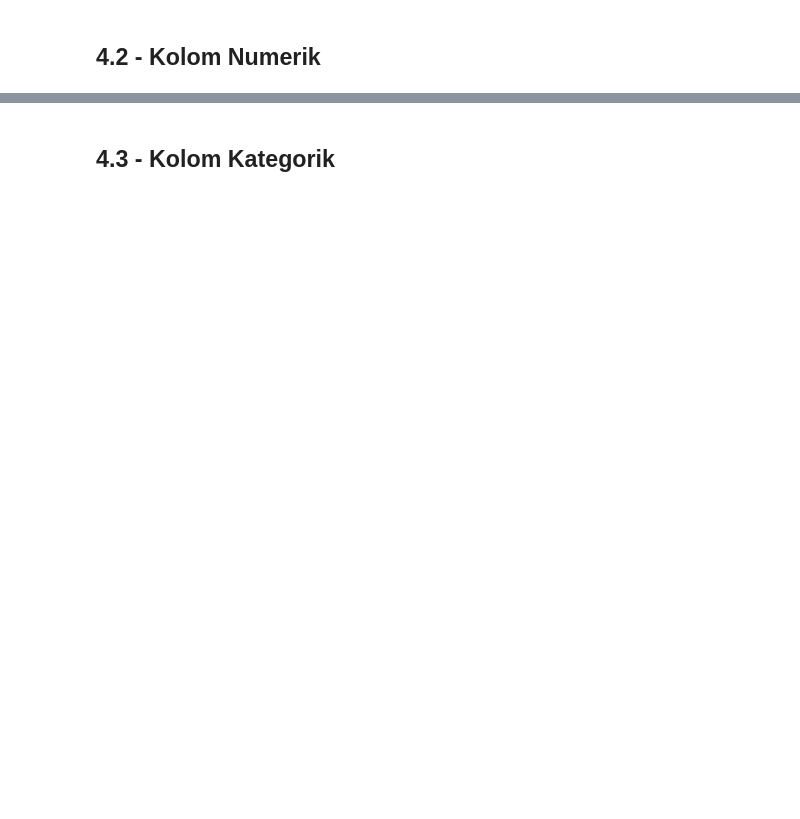
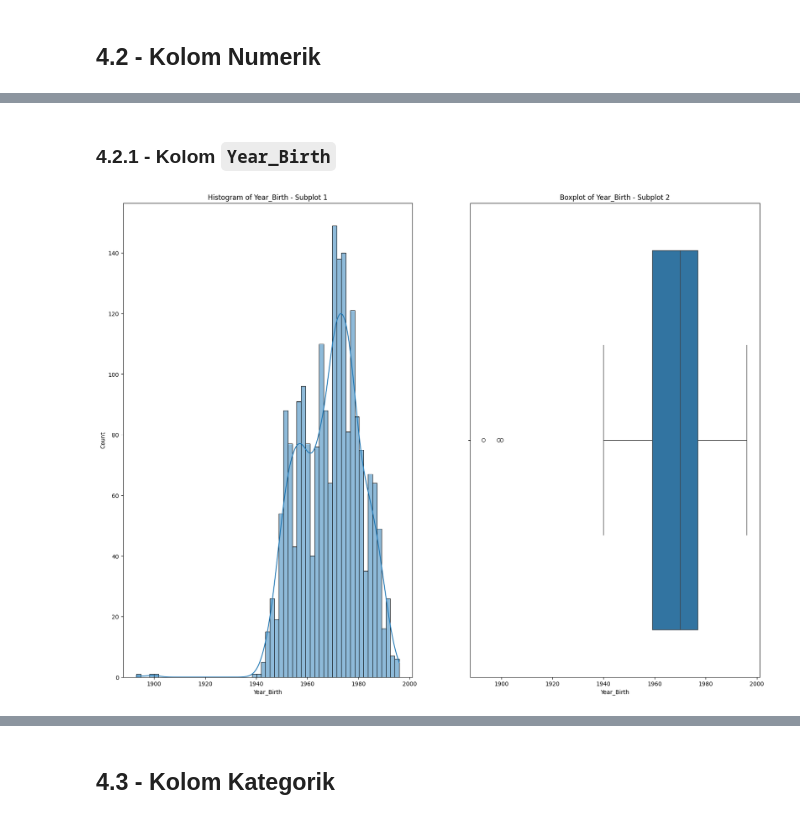
Before and after one commit to FTDS-assignment-bay/p2-final-project-ftds-002-sby-group-001, a Jupyter notebook: EDA.ipynb, the cells around one changed output, grey strips where cells are left out. Cells and saved outputs as stored; diff of their text form; code cells hidden in the pictures; blank space fills up the shorter version.

```diff
--- a/EDA.ipynb
+++ b/EDA.ipynb
@@ -257,0 +301,11 @@ df.describe().T
+# %% [markdown]
+### 4.2.1 - Kolom `Year_Birth`
+# %%
+fig, axes = plt.subplots(1, 2, figsize=(20, 15))
+sns.histplot(data=df, x='Year_Birth', kde=True, bins=df['Year_Birth'].nunique(), ax=axes[0])
+axes[0].set_title('Histogram of Year_Birth - Subplot 1')
+sns.boxplot(data=df, x='Year_Birth', ax=axes[1])
+axes[1].set_title('Boxplot of Year_Birth - Subplot 2')
+plt.show()
+# %% [output]
+[figure, added]
```
Also changed, not shown: parts of 46 cells of this notebook.
